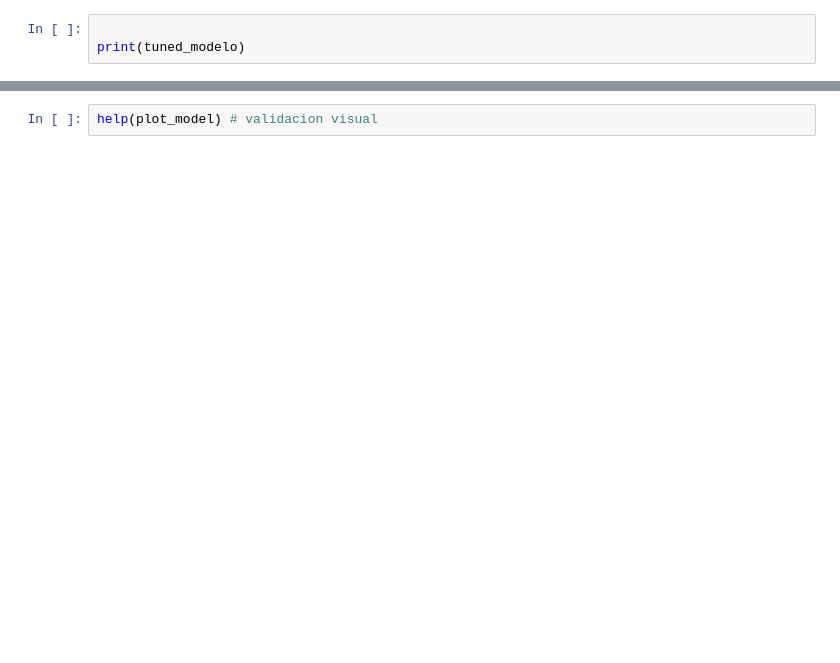
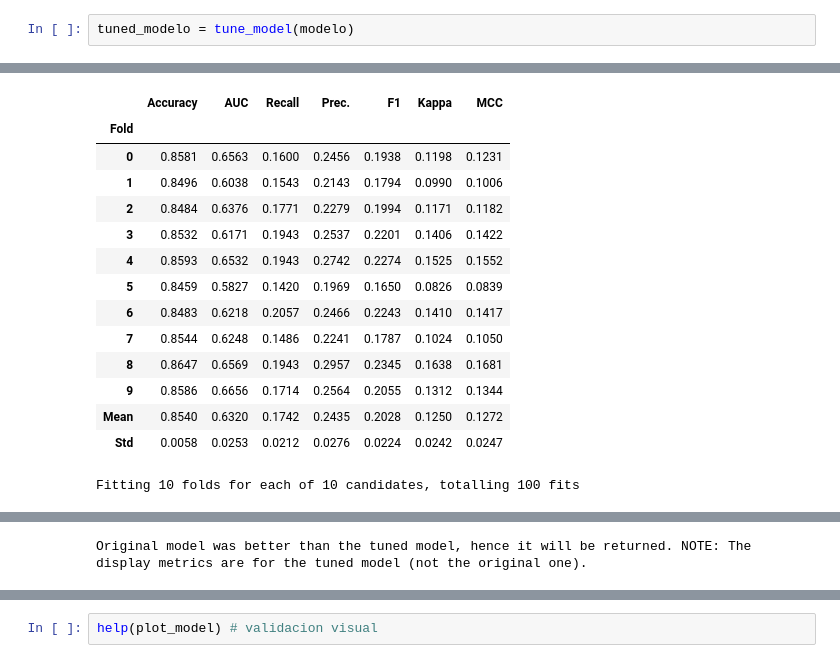
Before and after one commit to jagvgithub/Classification_Regression_models, a Jupyter notebook: ModeloPrepagosVehiculo.ipynb, the cells around one changed output, grey strips where cells are left out. Drawn from its saved outputs; the diff is of its cells as text; blank space fills up the shorter version.

```diff
--- a/ModeloPrepagosVehiculo.ipynb
+++ b/ModeloPrepagosVehiculo.ipynb
@@ -60,3 +402,3 @@ tuned_modelo = tune_model(modelo)
-# %%
-
-print(tuned_modelo)
+# %%
+tuned_modelo = tune_model(modelo)
+# %% [output]
@@ -62,0 +406,15 @@ print(tuned_modelo)
+|  | Accuracy | AUC | Recall | Prec. | F1 | Kappa | MCC |
+| Fold |  |  |  |  |  |  |  |
+| 0 | 0.8581 | 0.6563 | 0.1600 | 0.2456 | 0.1938 | 0.1198 | 0.1231 |
+| 1 | 0.8496 | 0.6038 | 0.1543 | 0.2143 | 0.1794 | 0.0990 | 0.1006 |
+| 2 | 0.8484 | 0.6376 | 0.1771 | 0.2279 | 0.1994 | 0.1171 | 0.1182 |
+| 3 | 0.8532 | 0.6171 | 0.1943 | 0.2537 | 0.2201 | 0.1406 | 0.1422 |
+| 4 | 0.8593 | 0.6532 | 0.1943 | 0.2742 | 0.2274 | 0.1525 | 0.1552 |
+| 5 | 0.8459 | 0.5827 | 0.1420 | 0.1969 | 0.1650 | 0.0826 | 0.0839 |
+| 6 | 0.8483 | 0.6218 | 0.2057 | 0.2466 | 0.2243 | 0.1410 | 0.1417 |
+| 7 | 0.8544 | 0.6248 | 0.1486 | 0.2241 | 0.1787 | 0.1024 | 0.1050 |
+| 8 | 0.8647 | 0.6569 | 0.1943 | 0.2957 | 0.2345 | 0.1638 | 0.1681 |
+| 9 | 0.8586 | 0.6656 | 0.1714 | 0.2564 | 0.2055 | 0.1312 | 0.1344 |
+| Mean | 0.8540 | 0.6320 | 0.1742 | 0.2435 | 0.2028 | 0.1250 | 0.1272 |
+| Std | 0.0058 | 0.0253 | 0.0212 | 0.0276 | 0.0224 | 0.0242 | 0.0247 |
+Fitting 10 folds for each of 10 candidates, totalling 100 fits
@@ -62,0 +422 @@ print(tuned_modelo)
+Original model was better than the tuned model, hence it will be returned. NOTE: The display metrics are for the tuned model (not the original one).
```
Also changed, not shown: parts of 33 cells of this notebook.
